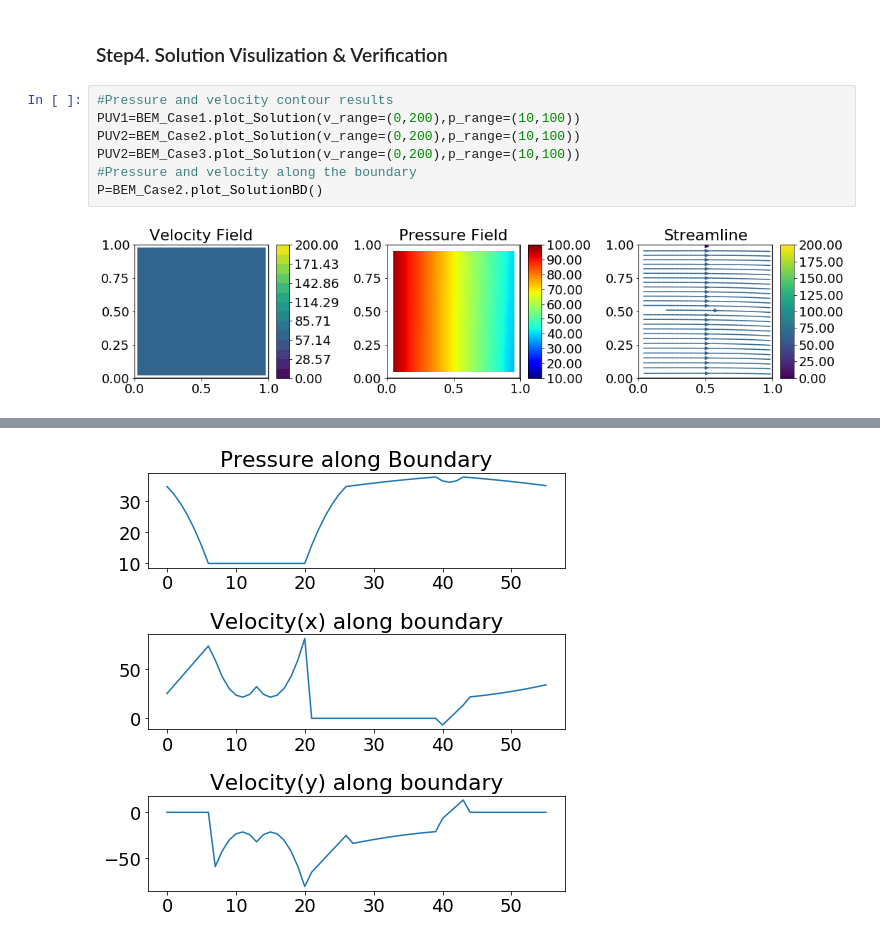
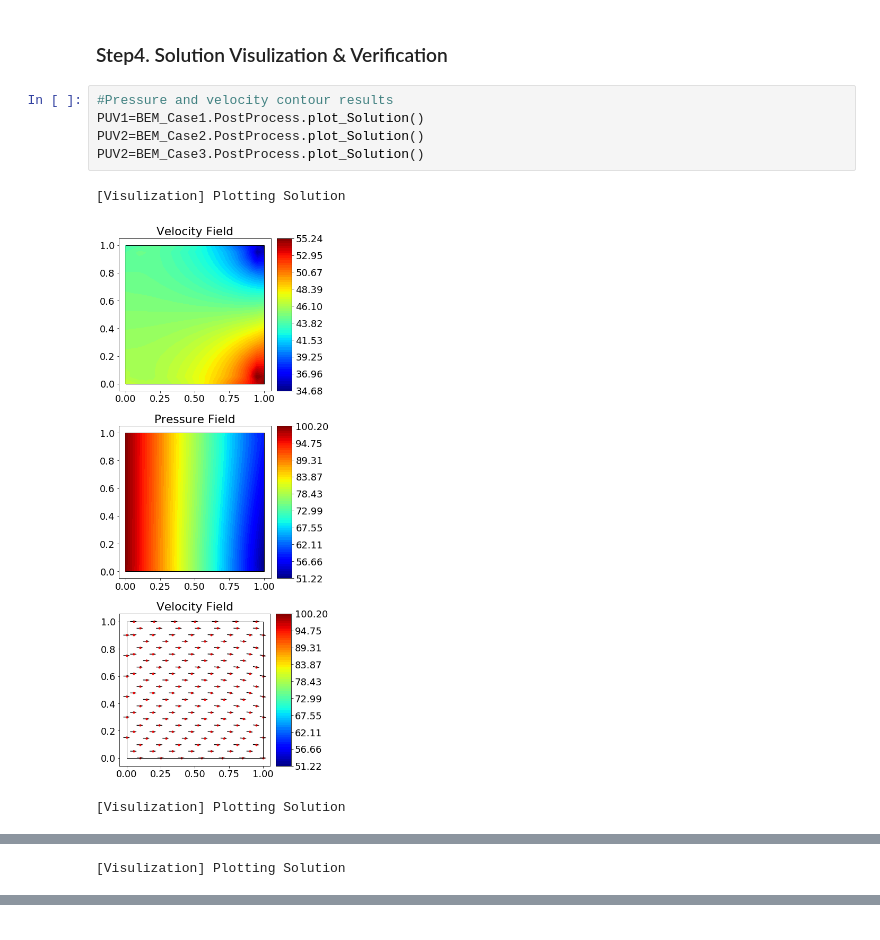
Before and after one commit to BinWang0213/PyBEM2D, a Jupyter notebook: Examples/IJNME_DDM_LDomain.ipynb, the cells around one changed output, grey strips where cells are left out. Cells and saved outputs as stored; diff of their text form.

```diff
--- a/Examples/IJNME_DDM_LDomain.ipynb
+++ b/Examples/IJNME_DDM_LDomain.ipynb
@@ -201,10 +221,10 @@ Neumann [-21.15582616 -26.77013431 -35.58543101]
 ### Step4. Solution Visulization & Verification
 # %%
 #Pressure and velocity contour results
-PUV1=BEM_Case1.plot_Solution(v_range=(0,200),p_range=(10,100))
-PUV2=BEM_Case2.plot_Solution(v_range=(0,200),p_range=(10,100))
-PUV2=BEM_Case3.plot_Solution(v_range=(0,200),p_range=(10,100))
-#Pressure and velocity along the boundary
-P=BEM_Case2.plot_SolutionBD()
+PUV1=BEM_Case1.PostProcess.plot_Solution()
+PUV2=BEM_Case2.PostProcess.plot_Solution()
+PUV2=BEM_Case3.PostProcess.plot_Solution()
 # %% [output]
+[Visulization] Plotting Solution
-[figure, old version]
+[figure, new version]
+[Visulization] Plotting Solution
@@ -211,0 +232 @@ P=BEM_Case2.plot_SolutionBD()
+[Visulization] Plotting Solution
@@ -213 +233,0 @@ P=BEM_Case2.plot_SolutionBD()
-[figure, removed]
```
Also changed, not shown: parts of 7 cells of this notebook, 8 other files.
